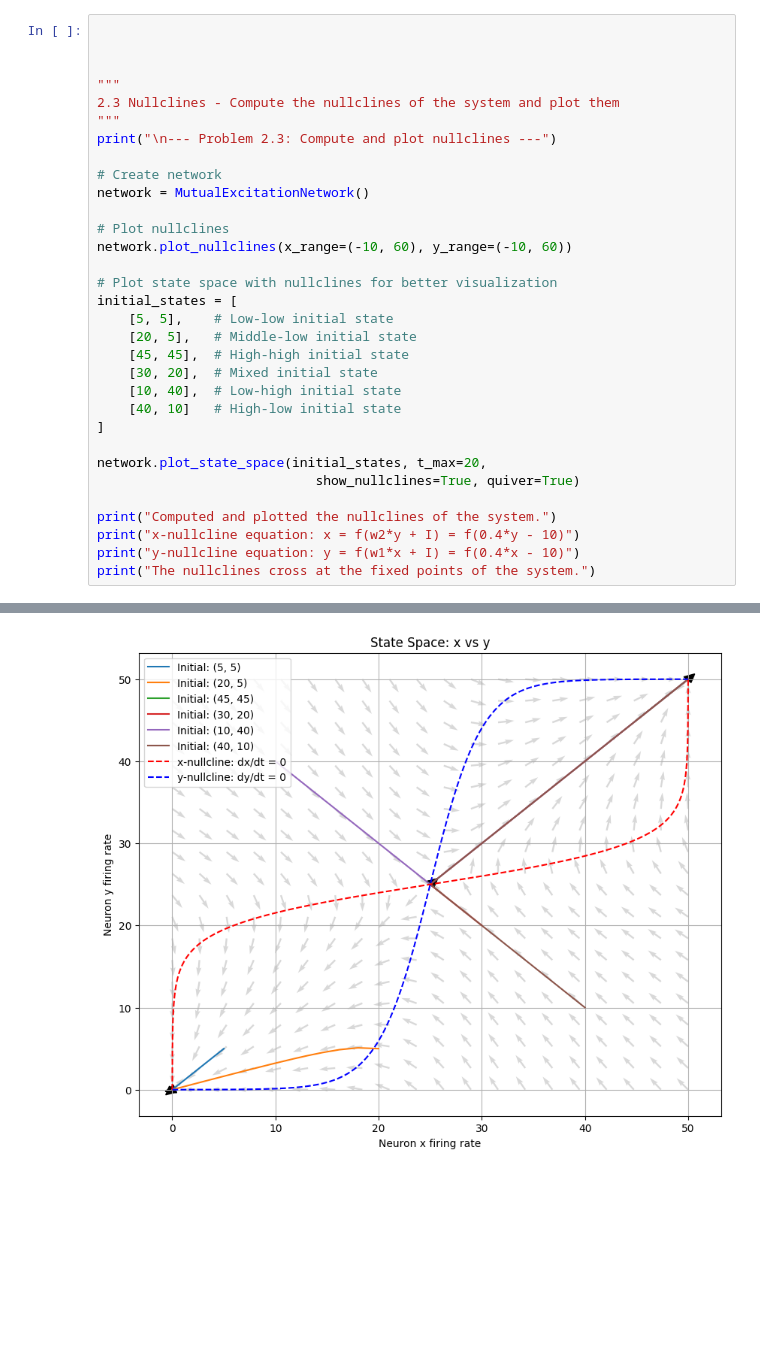
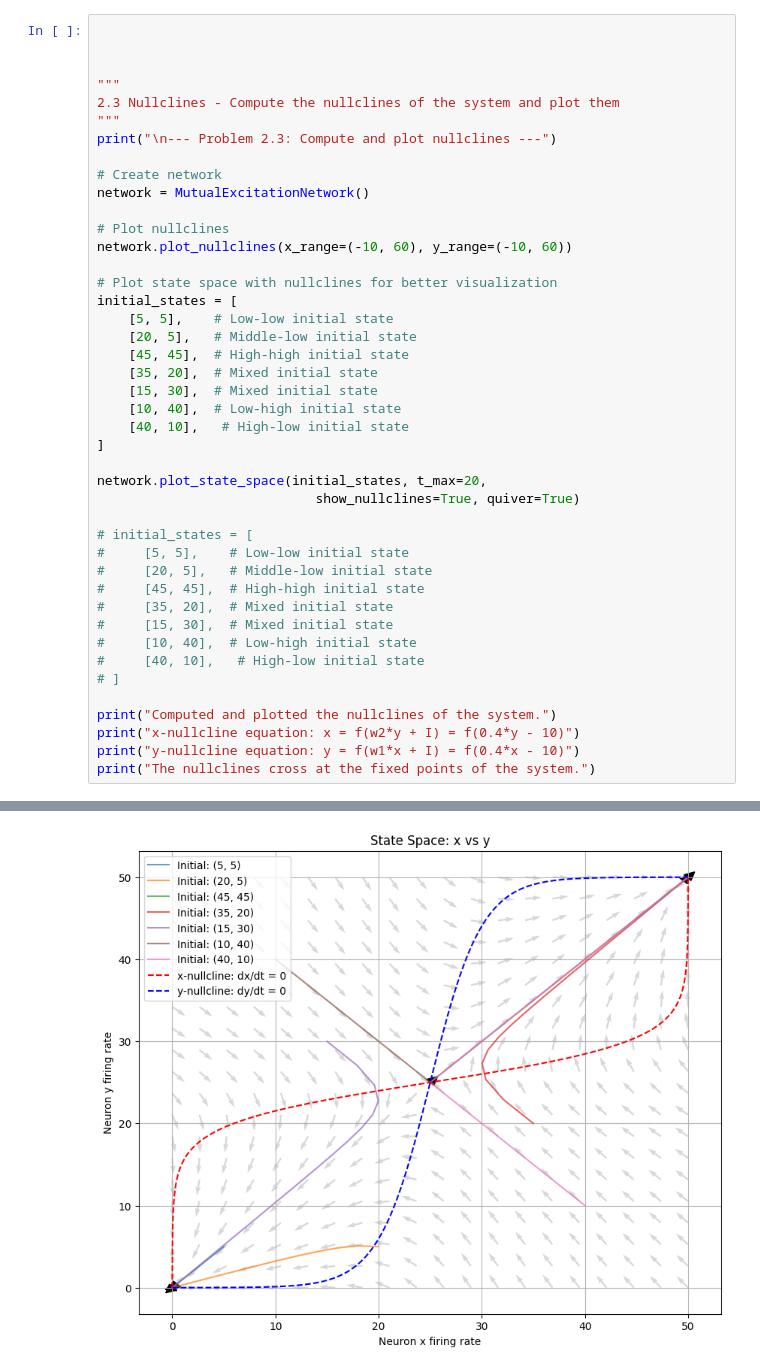
Before and after one commit to Sepsad/CompNeuroMethodsHWs, a Jupyter notebook: HW4/HW4_2nd.ipynb, the cells around one changed output, grey strips where cells are left out. Drawn from its saved outputs; the diff is of its cells as text; blank space fills up the shorter version.

```diff
--- a/HW4/HW4_2nd.ipynb
+++ b/HW4/HW4_2nd.ipynb
@@ -445,36 +751,47 @@ Plotted the state space trajectories for different initial conditions.
 
 """
 2.3 Nullclines - Compute the nullclines of the system and plot them
 """
 print("\n--- Problem 2.3: Compute and plot nullclines ---")
 
 # Create network
 network = MutualExcitationNetwork()
 
 # Plot nullclines
 network.plot_nullclines(x_range=(-10, 60), y_range=(-10, 60))
 
 # Plot state space with nullclines for better visualization
 initial_states = [
     [5, 5],    # Low-low initial state
     [20, 5],   # Middle-low initial state
     [45, 45],  # High-high initial state
-    [30, 20],  # Mixed initial state
+    [35, 20],  # Mixed initial state
+    [15, 30],  # Mixed initial state
     [10, 40],  # Low-high initial state
-    [40, 10]   # High-low initial state
+    [40, 10],   # High-low initial state
 ]
 
 network.plot_state_space(initial_states, t_max=20,
                             show_nullclines=True, quiver=True)
 
+# initial_states = [
+#     [5, 5],    # Low-low initial state
+#     [20, 5],   # Middle-low initial state
+#     [45, 45],  # High-high initial state
+#     [35, 20],  # Mixed initial state
+#     [15, 30],  # Mixed initial state
+#     [10, 40],  # Low-high initial state
+#     [40, 10],   # High-low initial state
+# ]
+
 print("Computed and plotted the nullclines of the system.")
 print("x-nullcline equation: x = f(w2*y + I) = f(0.4*y - 10)")
 print("y-nullcline equation: y = f(w1*x + I) = f(0.4*x - 10)")
 print("The nullclines cross at the fixed points of the system.")
 # %% [output]
 --- Problem 2.3: Compute and plot nullclines ---
 [figure]
-[figure, old version]
+[figure, new version]
 Computed and plotted the nullclines of the system.
 x-nullcline equation: x = f(w2*y + I) = f(0.4*y - 10)
 y-nullcline equation: y = f(w1*x + I) = f(0.4*x - 10)
```
Also changed, not shown: parts of 9 cells of this notebook.
